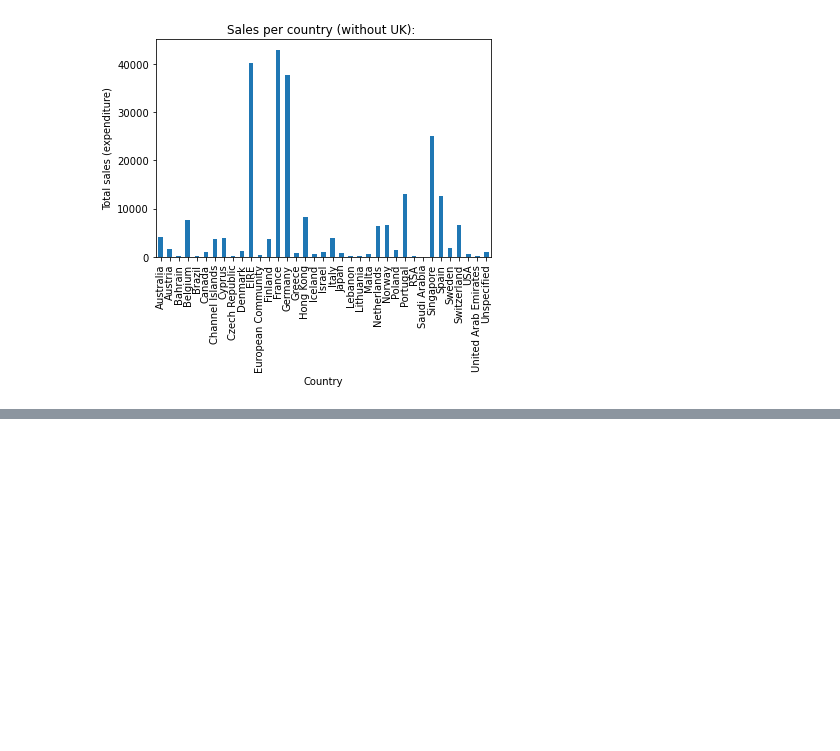
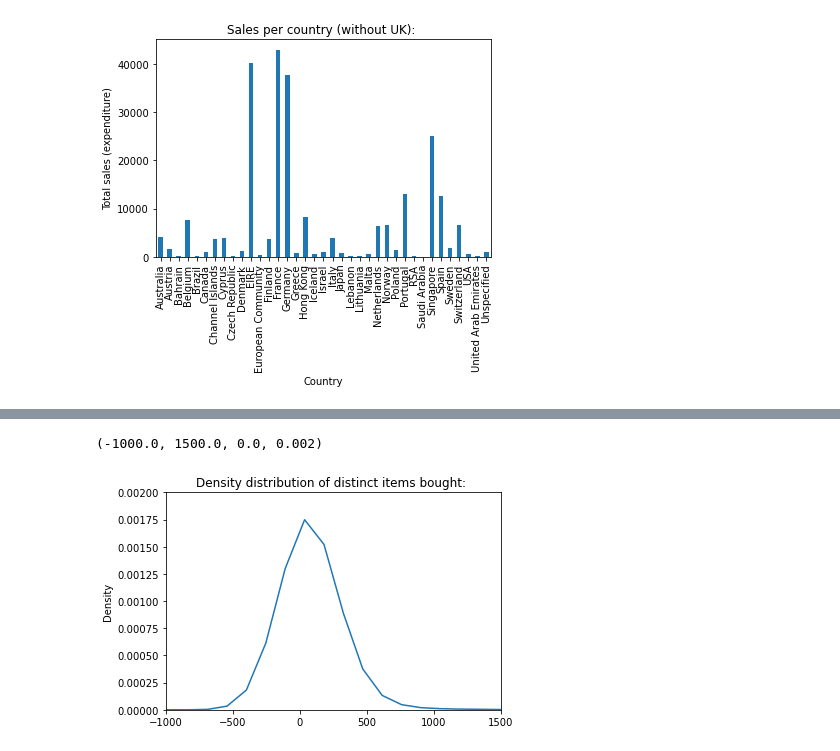
Before and after one commit to dilettagoglia/DataMining, a Jupyter notebook: Task1.ipynb, the cells around one changed output, grey strips where cells are left out. Saved outputs shown, nothing was run; the diff lists cells and outputs as text; code cells hidden in the pictures; blank space fills up the shorter version.

```diff
--- a/Task1.ipynb
+++ b/Task1.ipynb
@@ -981,0 +1052,4 @@ Text(0, 0.5, 'Total sales (expenditure)')
+# %%
+# number of distinct items bought by a customer
+Iu = df['ProdID'].groupby(df['CustomerID']).count()
+Iu
@@ -981,0 +1070,8 @@ Text(0, 0.5, 'Total sales (expenditure)')
+# %%
+# DENSITY PLOT
+Iu.plot.kde()
+plt.title('Density distribution of distinct items bought: ')
+plt.axis([-1000,1500,0,0.002])
+# %% [output]
+(-1000.0, 1500.0, 0.0, 0.002)
+[figure, added]
```
Also changed, not shown: parts of 55 cells of this notebook.
